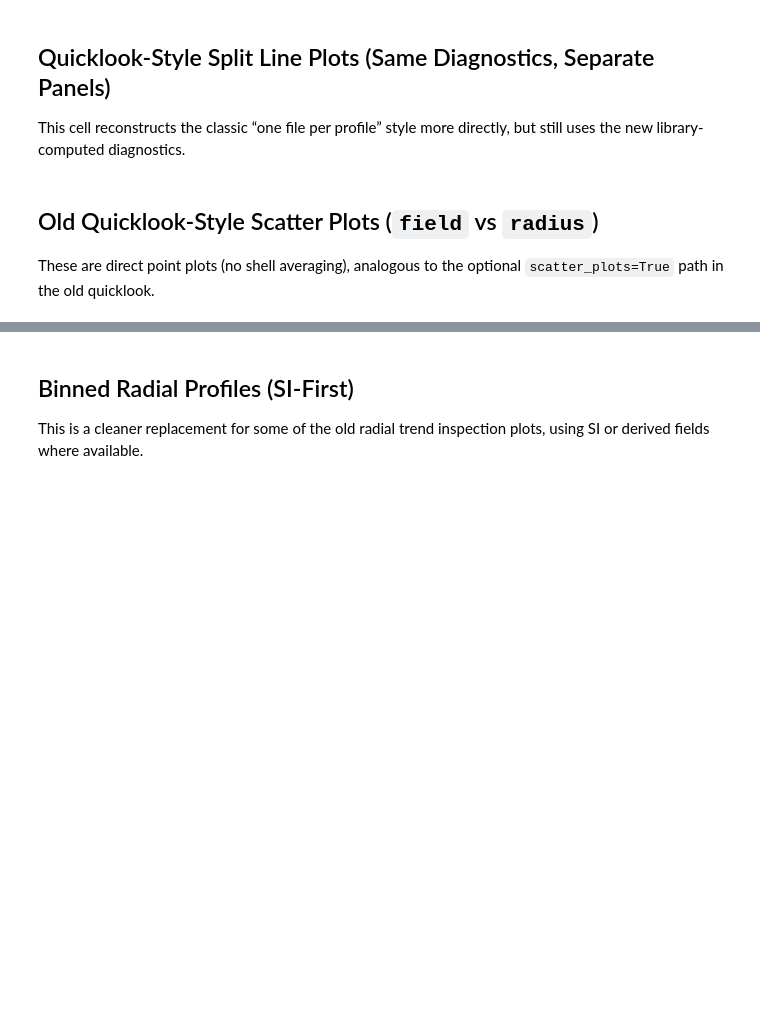
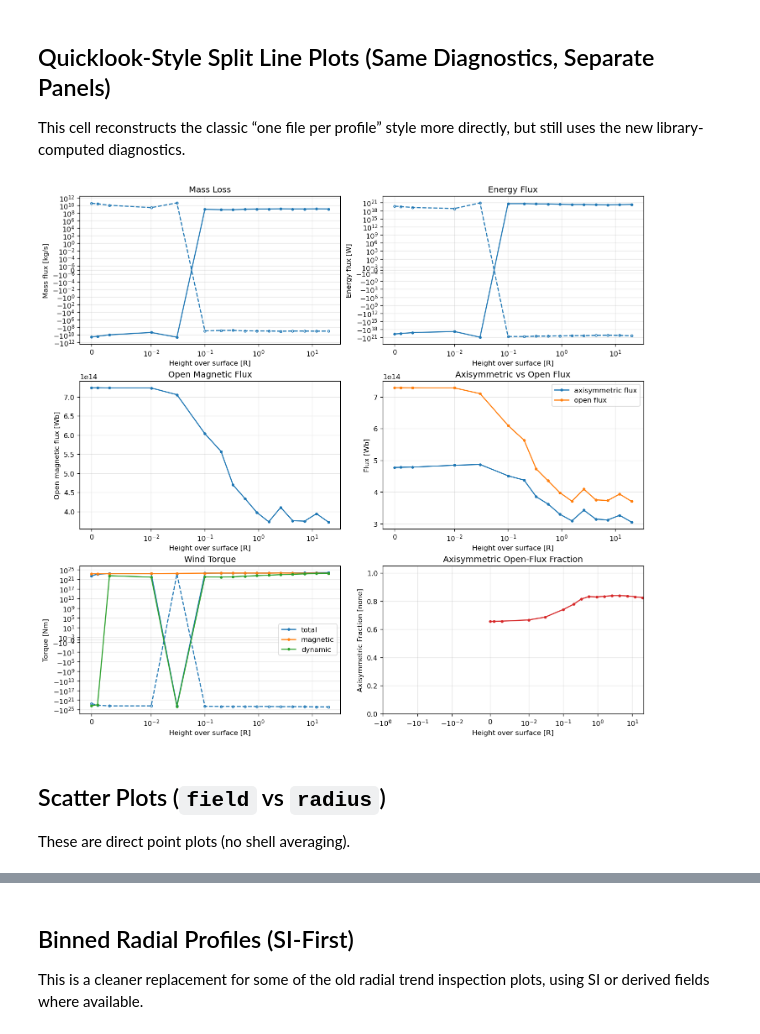
Before and after one commit to svaberg/starwinds-analysis, a Jupyter notebook: examples/smartds_quicklook_profiles.ipynb, the cells around one changed output, grey strips where cells are left out. Cells and saved outputs as stored; diff of their text form; code cells hidden in the pictures; blank space fills up the shorter version.

```diff
--- a/examples/smartds_quicklook_profiles.ipynb
+++ b/examples/smartds_quicklook_profiles.ipynb
@@ -138,5 +97,80 @@ plt.show()
+# %%
+# DONE you really do not follow instructions, do you. what are functions like plot_mass_loss_profile but a way to spit in my face?
+fig, axs = plt.subplots(3, 2, figsize=(12, 11), constrained_layout=True)
+axs = np.asarray(axs)
+
+mass = diagnostics["mass_loss"]
+h = np.asarray(mass["height [R]"], dtype=float)
+y = np.asarray(mass["mass_loss [kg/s]"], dtype=float)
+axs[0, 0].plot(h, y, ".-", color="C0", label="mass loss")
+axs[0, 0].plot(h, -y, ":", color="C0", alpha=0.6)
+axs[0, 0].set_title("Mass Loss")
+axs[0, 0].set_ylabel("Mass loss [kg/s]")
+axs[0, 0].set_yscale("symlog", linthresh=1e-6)
+
+energy = diagnostics["energy"]
+h = np.asarray(energy["height [R]"], dtype=float)
+y = np.asarray(energy["energy_flux [W]"], dtype=float)
+axs[0, 1].plot(h, y, ".-", color="C0", label="energy flux")
+axs[0, 1].plot(h, -y, ":", color="C0", alpha=0.6)
+axs[0, 1].set_title("Energy Flux")
+axs[0, 1].set_ylabel("Energy flux [W]")
+axs[0, 1].set_yscale("symlog", linthresh=1e-3)
+
+open_flux = diagnostics["open_flux"]
+h = np.asarray(open_flux["height [R]"], dtype=float)
+y = np.asarray(open_flux["open_flux [Wb]"], dtype=float)
+axs[1, 0].plot(h, y, ".-", color="C0", label="open flux")
+axs[1, 0].set_title("Open Magnetic Flux")
+axs[1, 0].set_ylabel("Open magnetic flux [Wb]")
+
+axif = diagnostics.get("axisymmetric_open_flux")
+if axif is not None:
+    h = np.asarray(axif["height [R]"], dtype=float)
+    axs[1, 1].plot(h, np.asarray(axif["axisymmetric_open_flux [Wb]"], dtype=float), ".-", label="axisymmetric flux")
+    axs[1, 1].plot(h, np.asarray(axif["open_flux [Wb]"], dtype=float), ".-", label="open flux")
+    axs[1, 1].set_ylabel("Flux [Wb]")
+    axs[1, 1].set_title("Axisymmetric vs Open Flux")
+    axs[1, 1].legend(loc="best")
+else:
+    axs[1, 1].text(0.5, 0.5, "axisymmetric_open_flux not computed", ha="center", va="center")
+
+torque = diagnostics["torque"]
+h = np.asarray(torque["height [R]"], dtype=float)
+tot = np.asarray(torque["total_torque [Nm]"], dtype=float)
+mag = np.asarray(torque["magnetic_torque [Nm]"], dtype=float)
+dyn = np.asarray(torque["dynamic_torque [Nm]"], dtype=float)
+axs[2, 0].plot(h, tot, ".-", color="C0", label="total")
+axs[2, 0].plot(h, -tot, ":", color="C0", alpha=0.6)
+axs[2, 0].plot(h, mag, ".-", color="C1", label="magnetic")
+axs[2, 0].plot(h, dyn, ".-", color="C2", label="dynamic")
+axs[2, 0].set_title("Wind Torque")
+axs[2, 0].set_ylabel("Torque [Nm]")
+axs[2, 0].set_yscale("symlog", linthresh=1e-3)
+axs[2, 0].legend(loc="best")
+
+if axif is not None:
+    h = np.asarray(axif["height [R]"], dtype=float)
+    frac = np.asarray(axif["axisymmetric_open_flux_fraction [none]"], dtype=float)
+    axs[2, 1].plot(h, frac, ".-", color="C3")
+    axs[2, 1].set_ylabel("Axisymmetric Fraction [none]")
+    axs[2, 1].set_ylim(0, 1.05)
+    axs[2, 1].set_title("Axisymmetric Open-Flux Fraction")
+else:
+    axs[2, 1].text(0.5, 0.5, "axisymmetric_open_flux not computed", ha="center", va="center")
+
+for ax in axs.ravel():
+    ax.set_xscale("symlog", linthresh=1e-2)
+    ax.grid(True, alpha=0.3)
+    ax.grid(True, which="minor", alpha=0.1)
+
+for ax in axs[1:, :].ravel():
+    ax.set_xlabel("Height over surface [R]")
+plt.show()
+# %% [output]
+[figure, added]
 # %% [markdown]
-## Old Quicklook-Style Scatter Plots (`field` vs `radius`)
+## Scatter Plots (`field` vs `radius`)
 
-These are direct point plots (no shell averaging), analogous to the optional `scatter_plots=True` path in the old quicklook.
+These are direct point plots (no shell averaging).
 # %%
```
Also changed, not shown: parts of 9 cells of this notebook.
